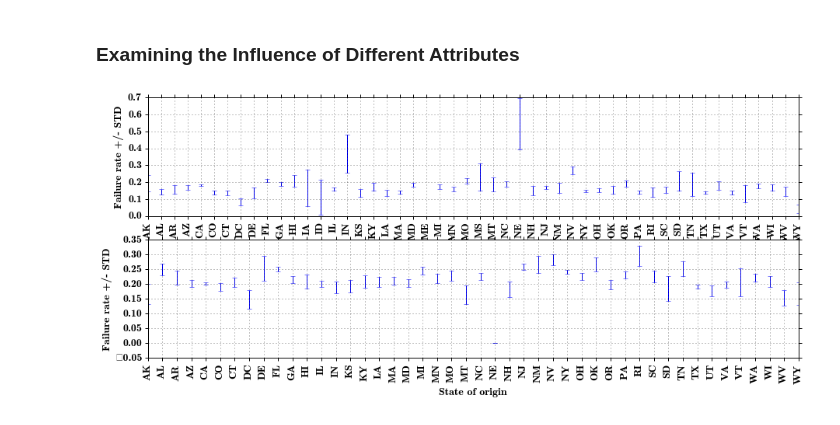
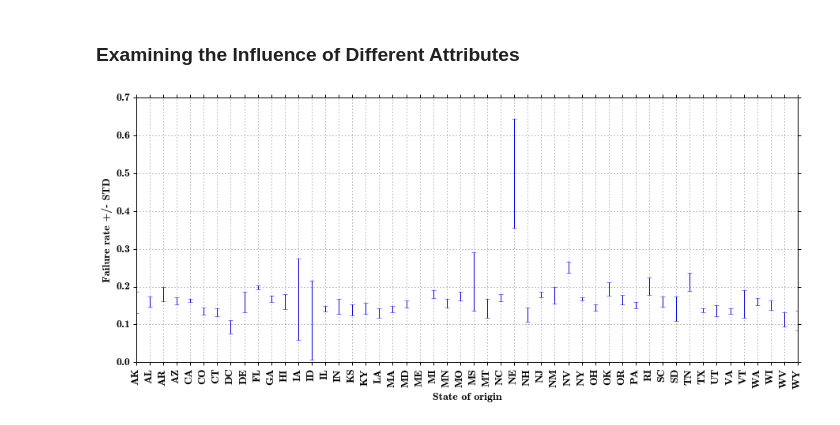
Before and after one commit to tianhuil/projects201409, a Jupyter notebook: isaac/analysis.ipynb, the cells around one changed output. Drawn from its saved outputs; the diff is of its cells as text; code cells hidden in the pictures.

Commit message:
Analysis checkpoint: earnings framework intact, model needs work.

```diff
--- a/isaac/analysis.ipynb
+++ b/isaac/analysis.ipynb
@@ -3,4 +3,31 @@ execfile('data_organization.py')
 # %%
-dat = load_data_file('data/LoanStats3a.csv')
+execfile('data_organization.py')
+dat  = load_data_file('data/LoanStats3a.csv')
 datb = load_data_file('data/LoanStats3b.csv')
+
+datc = load_data_file('data/LoanStats3c.csv')
+all_data = pd.concat((dat, datb, datc), ignore_index=True)
 assert(all(dat.columns == datb.columns))
+# %%
+def loan_cashflows(loan):
+    t = loan.loan_lifetime
+    investment = loan.funded_amnt
+    repaid = loan.total_pymnt
+    installments = int(t / 30.5)
+    return array([-1] + [repaid / investment / installments for _ in range(installments)])
+
+cfs = [loan_cashflows(l) for _, l in all_data.iterrows()]
+
+width = max(map(len, cfs))
+cf_table = zeros((len(cfs), width))
+for i in range(len(cfs)):
+    c = cfs[i]
+    cf_table[i][:len(c)] = c
+df_cf = pd.DataFrame(cf_table, index=all_data.index)
+
+irrs = amap(irr, cf_table)
+irrs[~isfinite(irrs)] = -1.
+
+# df_cf = pd.DataFrame(cf_table, index=all_data.index)
+# %%
+all_data['irr'] = irrs
@@ -8,16 +212,11 @@ assert(all(dat.columns == datb.columns))
 ### Examining the Influence of Different Attributes
 # %%
 ### Compute Failure Rate by State ###
-subplot(211)
-failure_by_attr(dat[dat.completed], 'addr_state')
+failure_by_attr(all_data[all_data.completed], 'addr_state')
 xlabel('State of origin')
 xticks(rotation=90);
-subplot(212)
-failure_by_attr(datb[datb.completed], 'addr_state')
-xlabel('State of origin')
-xticks(rotation=90);
 # %% [output]
-[figure, old version]
+[figure, new version]
 # %%
 ### Compute Failure Rate by Subgrade ###
 failure_by_attr(dat[dat.completed], 'subgrade_code')
```
Also changed, not shown: parts of 37 cells of this notebook, 3 other files.
